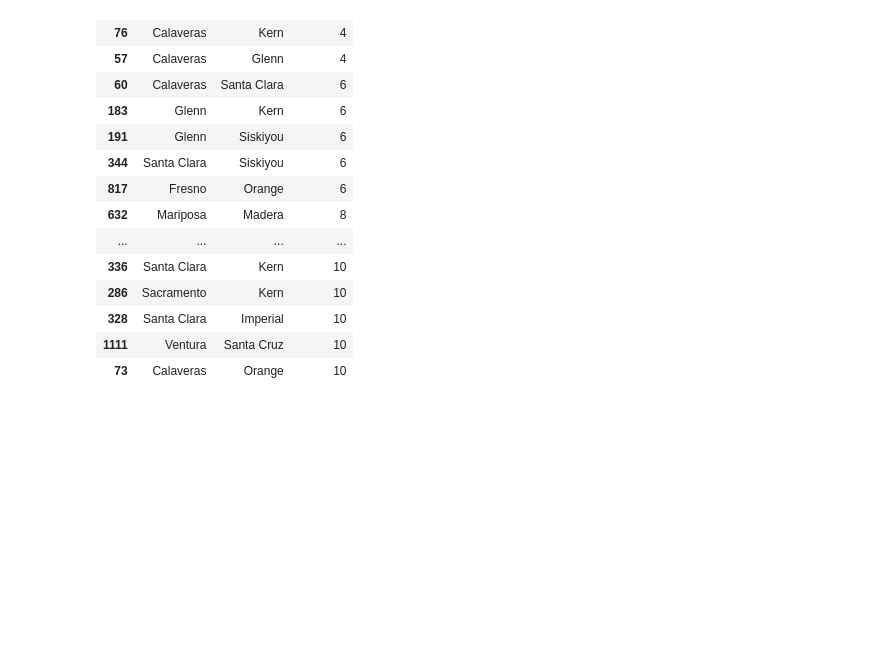
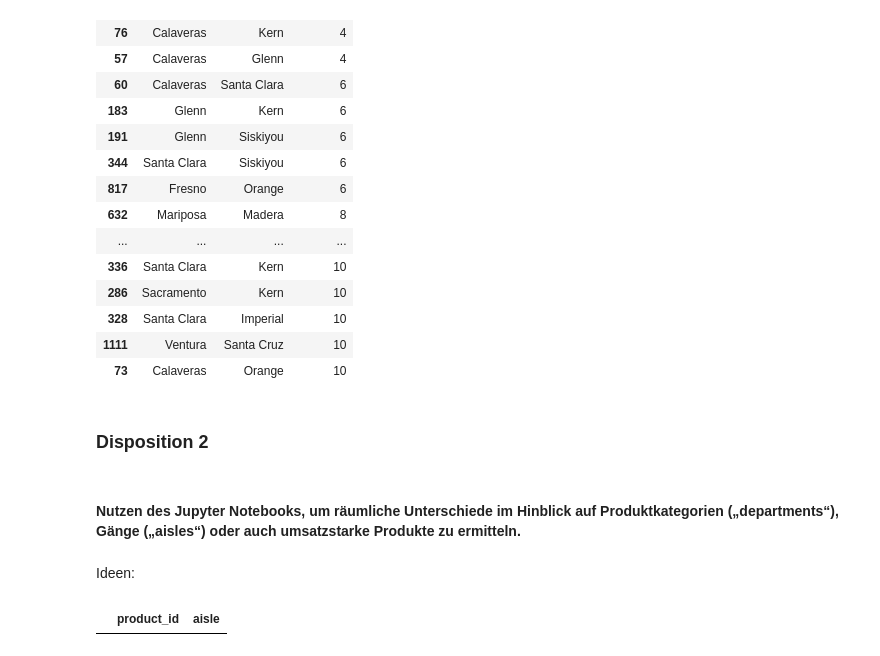
Before and after one commit to ElonRM/DA-BI-2, a Jupyter notebook: main.ipynb, the cells around one changed output. Cells and saved outputs as stored; diff of their text form; code cells hidden in the pictures; blank space fills up the shorter version.

```diff
--- a/main.ipynb
+++ b/main.ipynb
@@ -382,3 +386,14 @@ top_10_product_distances.head(20)
 | 328 | Santa Clara | Imperial | 10 |
 | 1111 | Ventura | Santa Cruz | 10 |
 | 73 | Calaveras | Orange | 10 |
+# %% [markdown]
+### Disposition 2
+# %% [markdown]
+#### Nutzen des Jupyter Notebooks, um räumliche Unterschiede im Hinblick auf Produktkategorien („departments“), Gänge („aisles“) oder auch umsatzstarke Produkte zu ermitteln.
+# %% [markdown]
+Ideen:
+# %%
+# check if there are products with different aisles
+df_extended.groupby('product_id')['aisle'].nunique().reset_index().rename(columns={0: "aisle_count"}).query('aisle > 1')
+# %% [output]
+|  | product_id | aisle |
```
Also changed, not shown: parts of 8 cells of this notebook.
